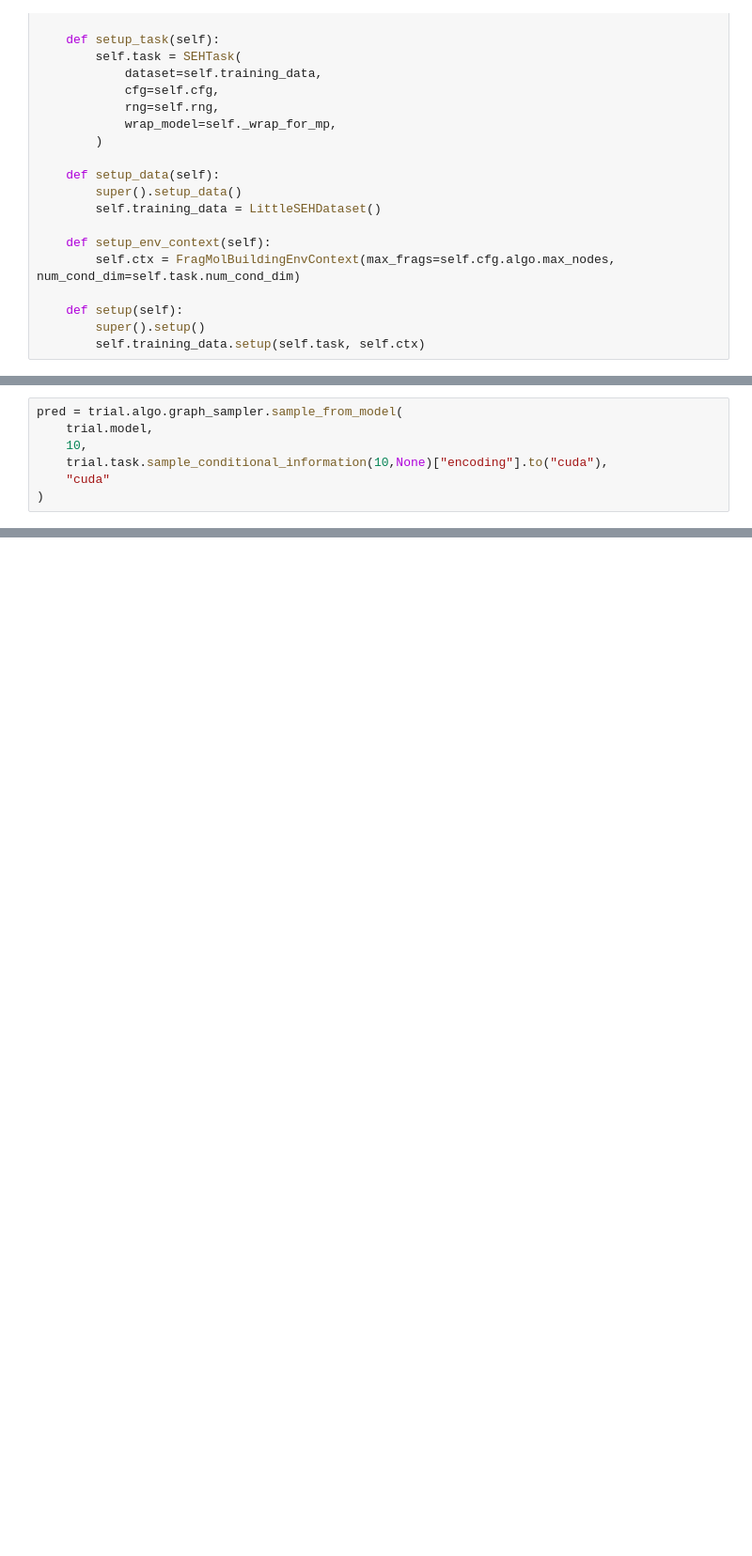
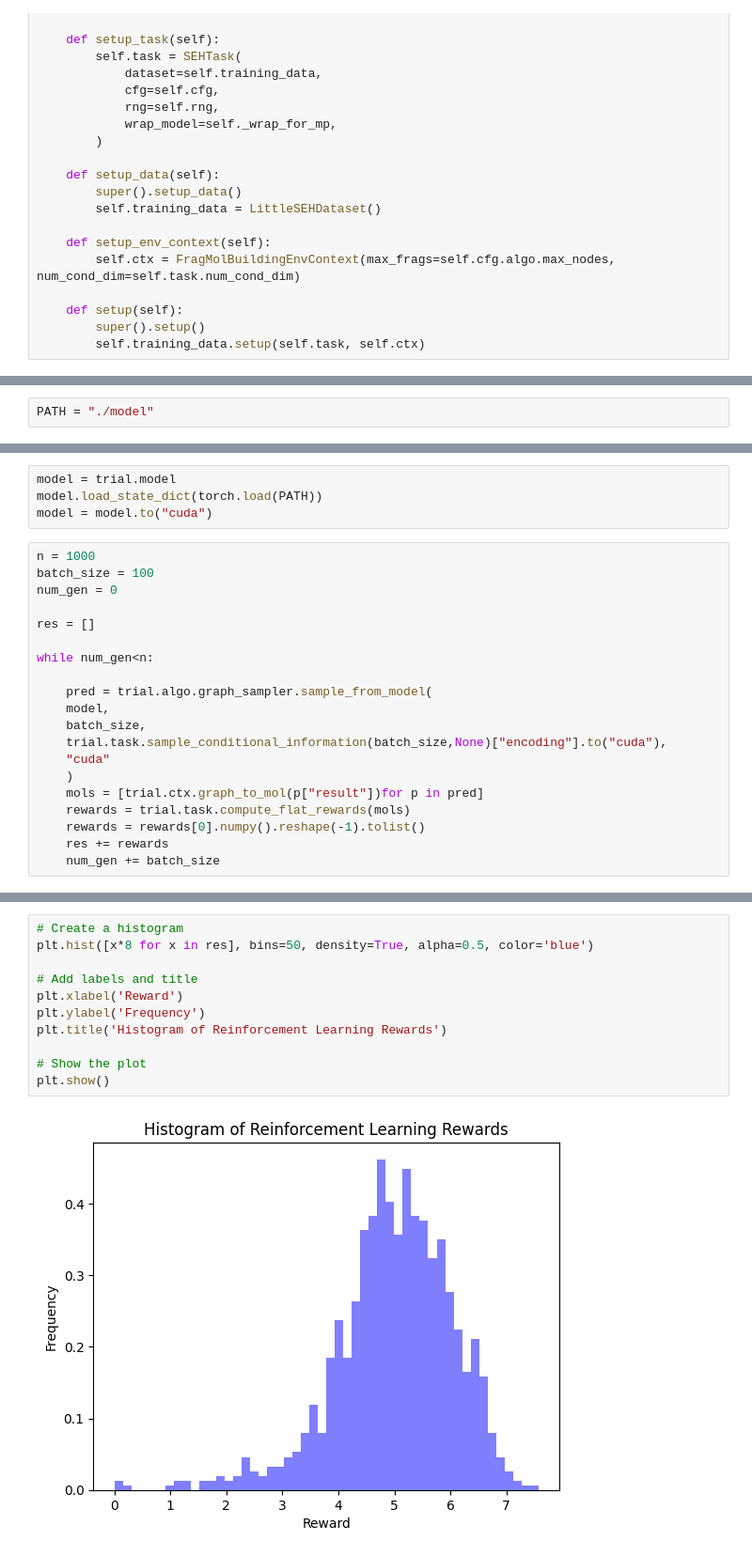
Before and after one commit to Winkielek/gflownet, a Jupyter notebook: notebooks/GFlowNet_example.ipynb, the cells around one changed output, grey strips where cells are left out. Shown at 94% size. Cells and saved outputs as stored; diff of their text form; blank space fills up the shorter version.

Commit message:
saving model

```diff
--- a/notebooks/GFlowNet_example.ipynb
+++ b/notebooks/GFlowNet_example.ipynb
@@ -277,7 +252,0 @@ INFO:logger:iteration 10 : offline_loss:0.00 online_loss:1348.99 reward_loss:0.0
-# %%
-pred = trial.algo.graph_sampler.sample_from_model(
-    trial.model,
-    10,
-    trial.task.sample_conditional_information(10,None)["encoding"].to("cuda"),
-    "cuda"
-)
@@ -290,0 +253,2 @@ pred
+# %%
+PATH = "./model"
@@ -290,0 +257,24 @@ pred
+# %%
+model = trial.model
+model.load_state_dict(torch.load(PATH))
+model = model.to("cuda")
+# %%
+n = 1000
+batch_size = 100
+num_gen = 0
+
+res = []
+
+while num_gen<n:
+
+    pred = trial.algo.graph_sampler.sample_from_model(
+    model,
+    batch_size,
+    trial.task.sample_conditional_information(batch_size,None)["encoding"].to("cuda"),
+    "cuda"
+    )
+    mols = [trial.ctx.graph_to_mol(p["result"])for p in pred]
+    rewards = trial.task.compute_flat_rewards(mols)
+    rewards = rewards[0].numpy().reshape(-1).tolist()
+    res += rewards
+    num_gen += batch_size
@@ -290,0 +283,13 @@ pred
+# %%
+# Create a histogram
+plt.hist([x*8 for x in res], bins=50, density=True, alpha=0.5, color='blue')
+
+# Add labels and title
+plt.xlabel('Reward')
+plt.ylabel('Frequency')
+plt.title('Histogram of Reinforcement Learning Rewards')
+
+# Show the plot
+plt.show()
+# %% [output]
+[figure, added]
```
Also changed, not shown: parts of 9 cells of this notebook.
